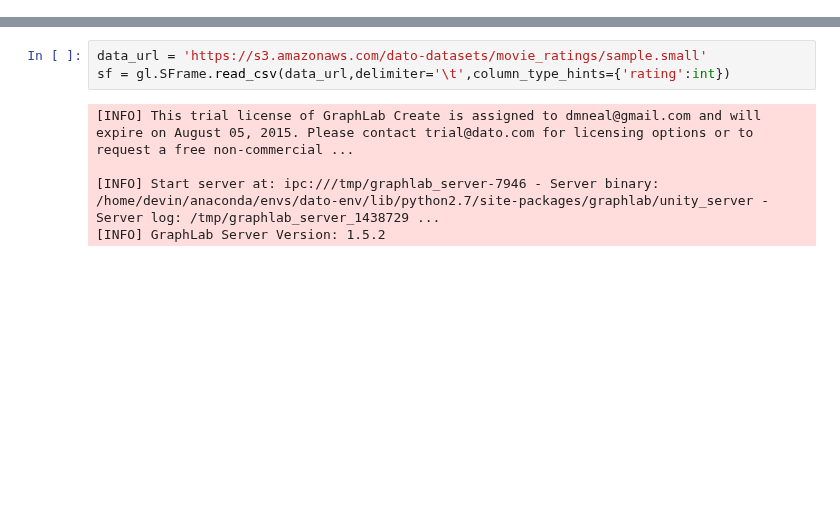
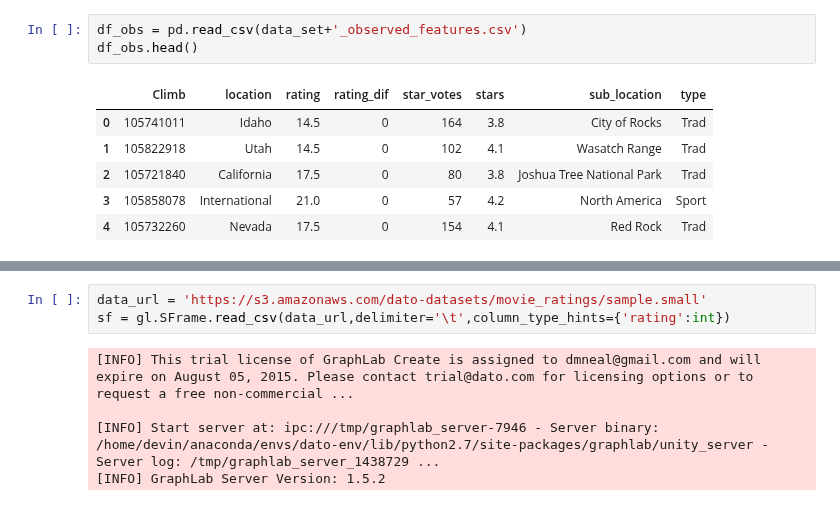
Before and after one commit to dmneal/Capstone, a Jupyter notebook: Graphlab.ipynb, the cells around one changed output, grey strips where cells are left out. Cells and saved outputs as stored; diff of their text form; blank space fills up the shorter version.

```diff
--- a/Graphlab.ipynb
+++ b/Graphlab.ipynb
@@ -4,0 +172,10 @@ import matplotlib.pyplot as plt
+# %%
+df_obs = pd.read_csv(data_set+'_observed_features.csv')
+df_obs.head()
+# %% [output]
+|  | Climb | location | rating | rating_dif | star_votes | stars | sub_location | type |
+| 0 | 105741011 | Idaho | 14.5 | 0 | 164 | 3.8 | City of Rocks | Trad |
+| 1 | 105822918 | Utah | 14.5 | 0 | 102 | 4.1 | Wasatch Range | Trad |
+| 2 | 105721840 | California | 17.5 | 0 | 80 | 3.8 | Joshua Tree National Park | Trad |
+| 3 | 105858078 | International | 21.0 | 0 | 57 | 4.2 | North America | Sport |
+| 4 | 105732260 | Nevada | 17.5 | 0 | 154 | 4.1 | Red Rock | Trad |
```
Also changed, not shown: parts of 35 cells of this notebook, 4 other files.
